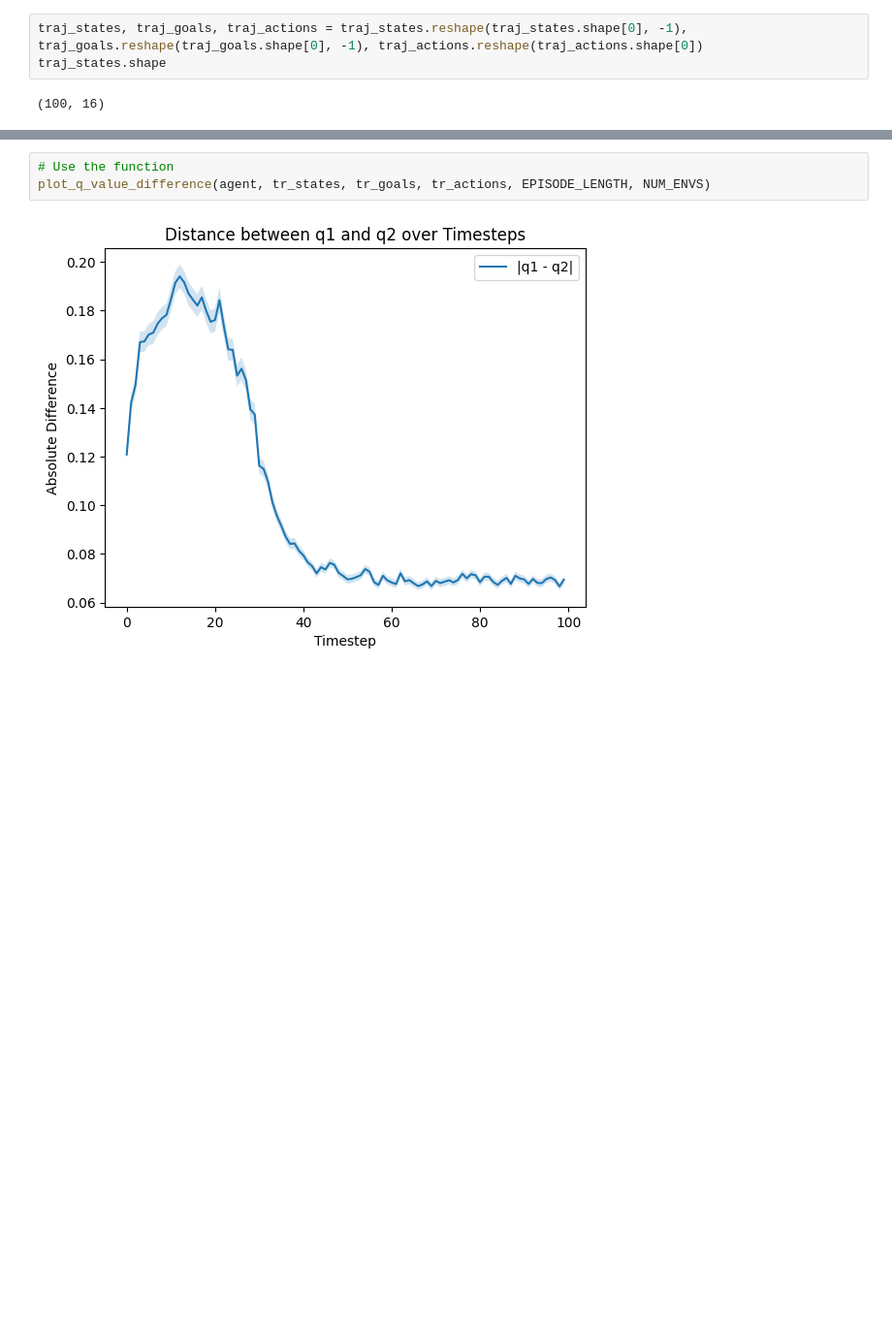
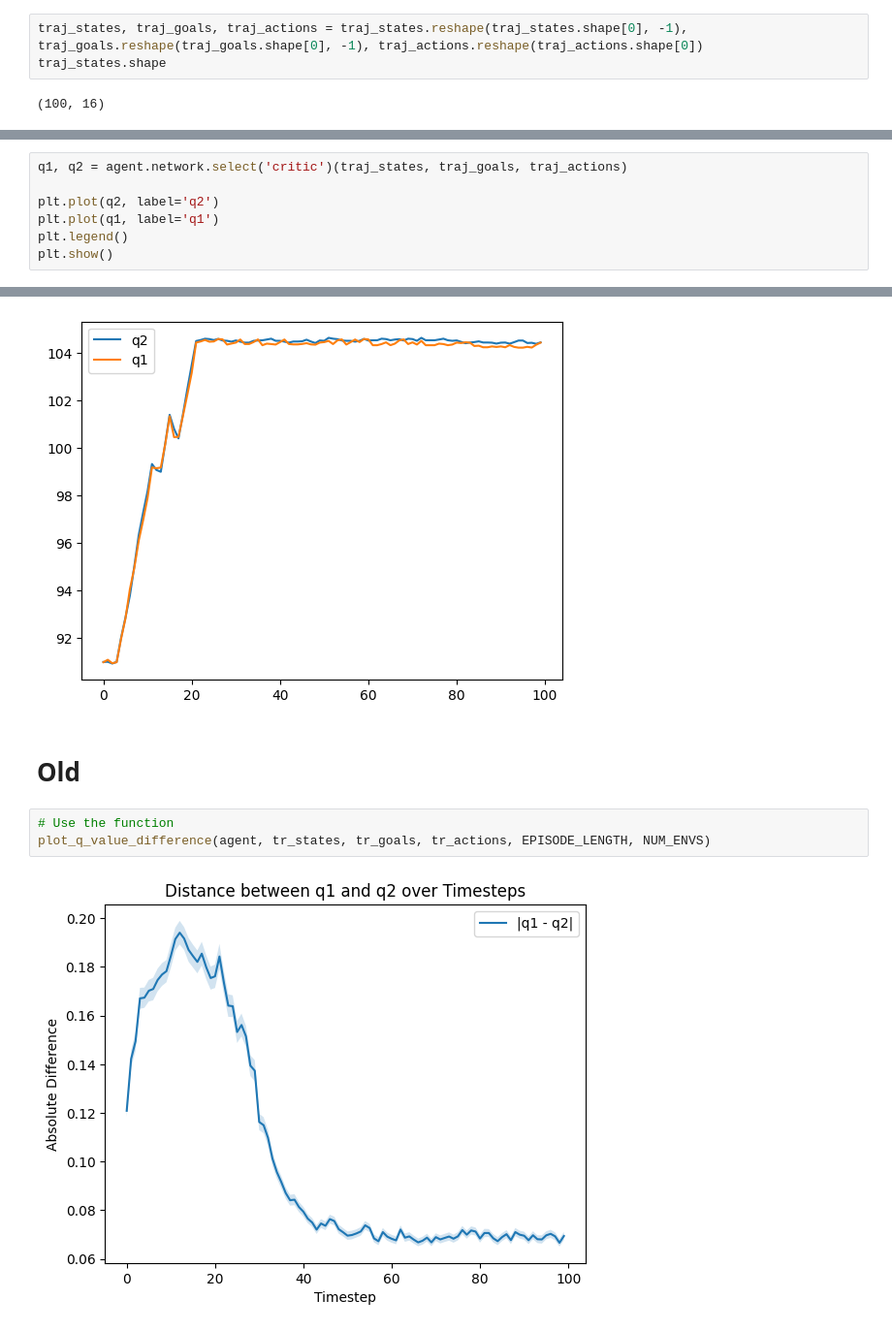
Before and after one commit to wladekpal/golden-standard, a Jupyter notebook: notebooks/plotting/02_10_25_MB_post_hoc_q_dqn_analysis.ipynb, the cells around one changed output, grey strips where cells are left out. Shown at 97% size. Saved outputs shown, nothing was run; the diff lists cells and outputs as text; blank space fills up the shorter version.

```diff
--- a/notebooks/plotting/02_10_25_MB_post_hoc_q_dqn_analysis.ipynb
+++ b/notebooks/plotting/02_10_25_MB_post_hoc_q_dqn_analysis.ipynb
@@ -276,0 +318,8 @@ plt.show()
+# %%
+q1, q2 = agent.network.select('critic')(traj_states, traj_goals, traj_actions)
+
+plt.plot(q2, label='q2')
+plt.plot(q1, label='q1')
+plt.legend()
+plt.show()
+# %% [output]
@@ -277,3 +327,6 @@ plt.show()
+[figure, added]
+# %% [markdown]
+# Old
 # %%
 # Use the function
 plot_q_value_difference(agent, tr_states, tr_goals, tr_actions, EPISODE_LENGTH, NUM_ENVS)
```
Also changed, not shown: parts of 17 cells of this notebook, 1 other file.
